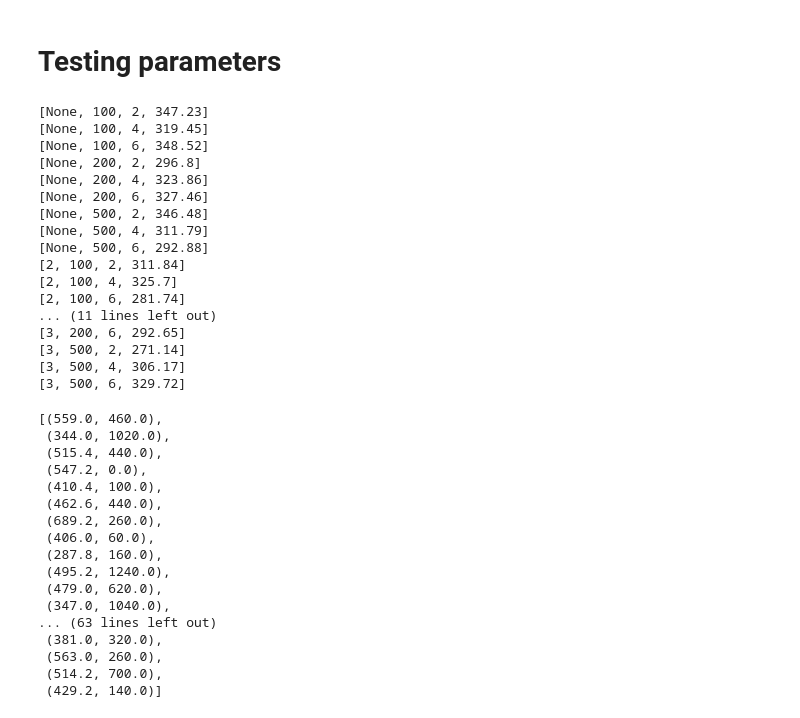
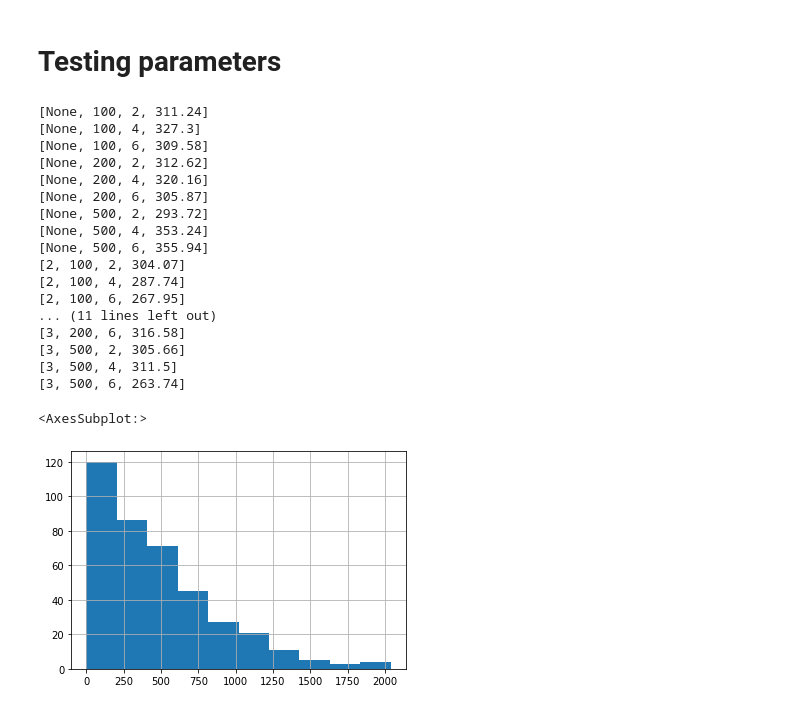
Before and after one commit to parkerburchett/Public-ATM, a Jupyter notebook: Modeling.ipynb, the cells around one changed output. Drawn from its saved outputs; the diff is of its cells as text; code cells hidden in the pictures.

```diff
--- a/Modeling.ipynb
+++ b/Modeling.ipynb
@@ -111,7 +122,7 @@ for max_depth in [None, 2,3]:
             rf_model.fit(X_train,y_train)
             y_pred = rf_model.predict(X_test)
 
-            points = list(zip(y_pred, y_test))
+            points = (y_pred, y_test)
             predicted_true_points.append(points)
 
             mse = round(mean_absolute_error(y_test,y_pred),2)
@@ -120,40 +131,25 @@ for max_depth in [None, 2,3]:
             random_forest_outcomes.loc[len(random_forest_outcomes)] = row
             print(row)
 # %% [output]
-[None, 100, 2, 347.23]
-[None, 100, 4, 319.45]
-[None, 100, 6, 348.52]
-[None, 200, 2, 296.8]
-[None, 200, 4, 323.86]
-[None, 200, 6, 327.46]
-[None, 500, 2, 346.48]
-[None, 500, 4, 311.79]
-[None, 500, 6, 292.88]
-[2, 100, 2, 311.84]
-[2, 100, 4, 325.7]
-[2, 100, 6, 281.74]
+[None, 100, 2, 311.24]
+[None, 100, 4, 327.3]
+[None, 100, 6, 309.58]
+[None, 200, 2, 312.62]
+[None, 200, 4, 320.16]
+[None, 200, 6, 305.87]
+[None, 500, 2, 293.72]
+[None, 500, 4, 353.24]
+[None, 500, 6, 355.94]
+[2, 100, 2, 304.07]
+[2, 100, 4, 287.74]
+[2, 100, 6, 267.95]
 ... (11 lines left out)
-[3, 200, 6, 292.65]
-[3, 500, 2, 271.14]
-[3, 500, 4, 306.17]
-[3, 500, 6, 329.72]
+[3, 200, 6, 316.58]
+[3, 500, 2, 305.66]
+[3, 500, 4, 311.5]
+[3, 500, 6, 263.74]
-# %%
-for points in predicted_true_points:
-# %% [output]
-[(559.0, 460.0),
- (344.0, 1020.0),
- (515.4, 440.0),
- (547.2, 0.0),
- (410.4, 100.0),
- (462.6, 440.0),
- (689.2, 260.0),
- (406.0, 60.0),
- (287.8, 160.0),
- (495.2, 1240.0),
- (479.0, 620.0),
- (347.0, 1040.0),
-... (63 lines left out)
- (381.0, 320.0),
- (563.0, 260.0),
- (514.2, 700.0),
- (429.2, 140.0)]
+# %%
+model_df['amount_dispensed'].hist()
+# %% [output]
+<AxesSubplot:>
+[figure, added]
```
Also changed, not shown: parts of 7 cells of this notebook, 1 other file.
